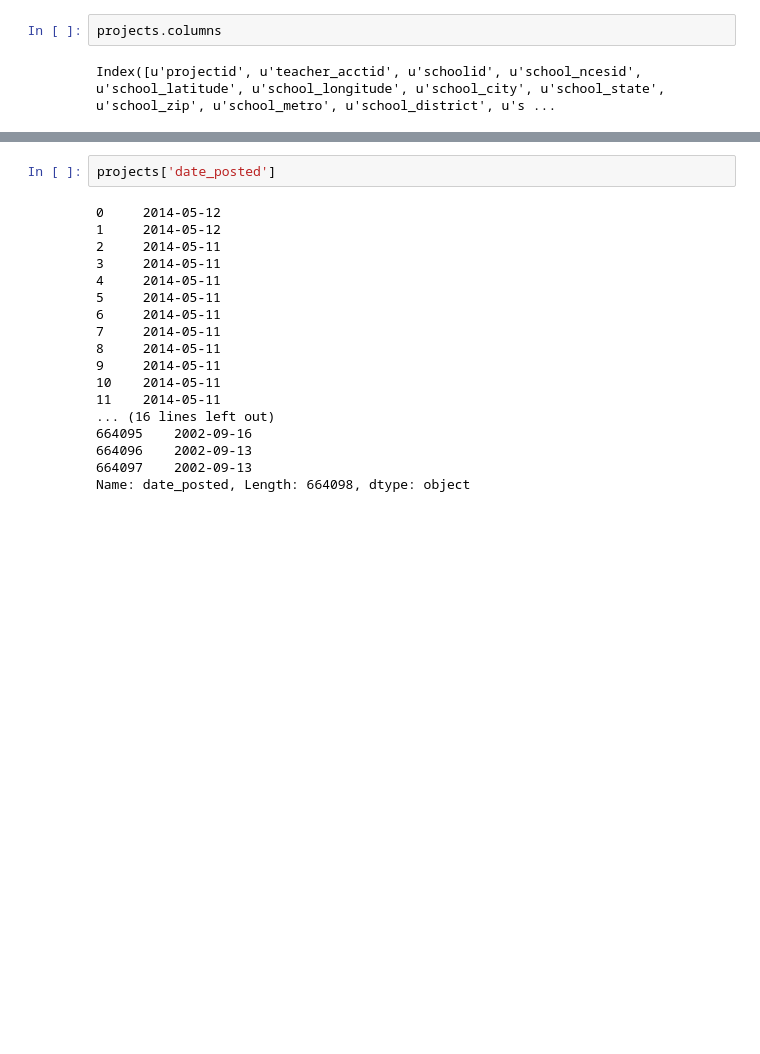
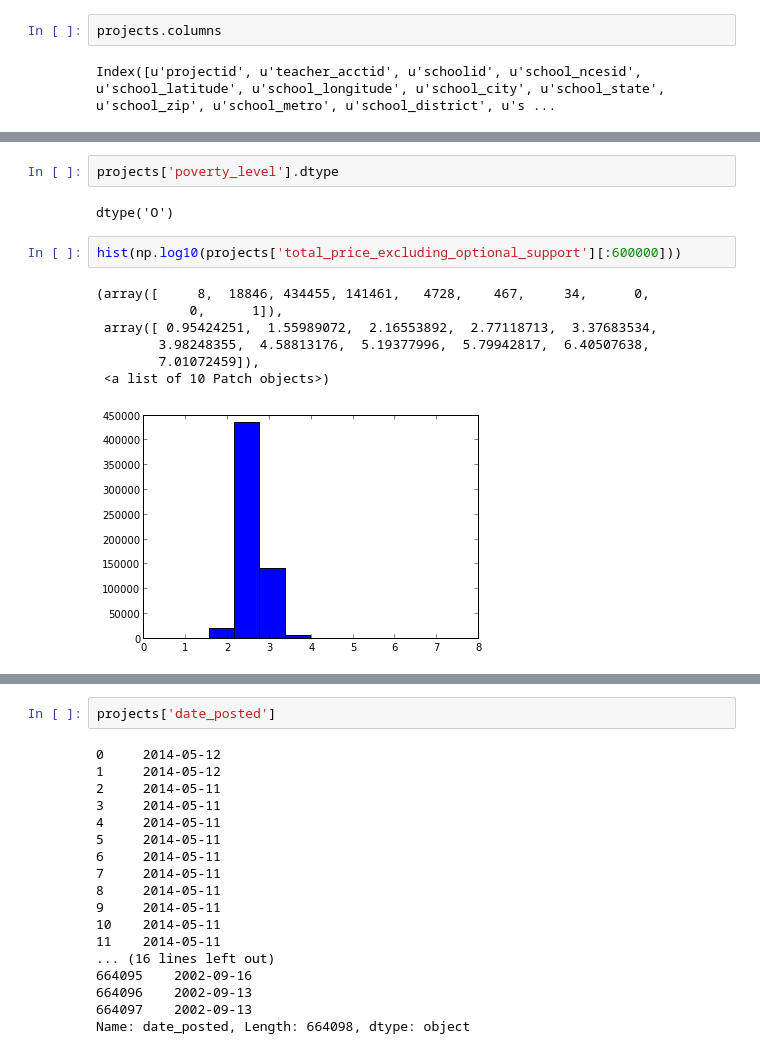
Before and after one commit to itoyjakra/Kaggle, a Jupyter notebook: KDDcup2014/explore.ipynb, the cells around one changed output, grey strips where cells are left out. Drawn from its saved outputs; the diff is of its cells as text; blank space fills up the shorter version.

```diff
--- a/KDDcup2014/explore.ipynb
+++ b/KDDcup2014/explore.ipynb
@@ -85,0 +123,14 @@ Index([u'projectid', u'teacher_acctid', u'schoolid', u'school_ncesid', u'school_
+# %%
+projects['poverty_level'].dtype
+# %% [output]
+dtype('O')
+# %%
+hist(np.log10(projects['total_price_excluding_optional_support'][:600000]))
+# %% [output]
+(array([     8,  18846, 434455, 141461,   4728,    467,     34,      0,
+            0,      1]),
+ array([ 0.95424251,  1.55989072,  2.16553892,  2.77118713,  3.37683534,
+        3.98248355,  4.58813176,  5.19377996,  5.79942817,  6.40507638,
+        7.01072459]),
+ <a list of 10 Patch objects>)
+[figure, added]
```
Also changed, not shown: parts of 21 cells of this notebook.
